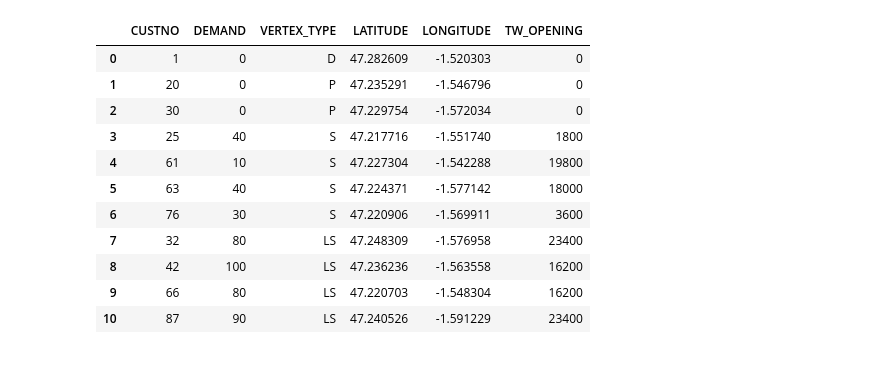
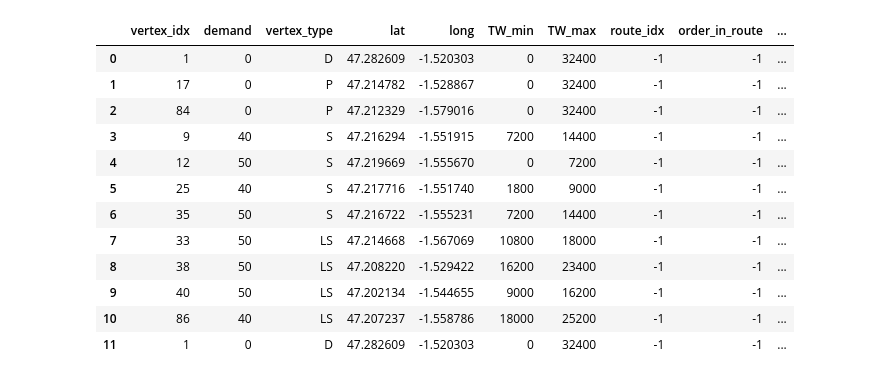
Before and after one commit to thaddeusLEONARD/Transport, a Jupyter notebook: visu/FoliumTruckAndFreighter.ipynb, the cells around one changed output. Saved outputs shown, nothing was run; the diff lists cells and outputs as text; code cells hidden in the pictures.

Commit message:
ça marche mais c'est long

```diff
--- a/visu/FoliumTruckAndFreighter.ipynb
+++ b/visu/FoliumTruckAndFreighter.ipynb
@@ -1,31 +1,31 @@
 # %%
 
 import folium
 
 m = folium.Map(location=[47.22, -1.555],
     zoom_start=11)
 
 import pandas as pd
 
-mydata = pd.read_csv('..\\instances2019\\C1-2-8.txt',sep='\t')
-
-mydatafin = pd.read_csv('..\\output\\routes.csv',sep='\t')
-
+mydata = pd.read_csv('..\\output\\routes.csv',sep='\t')
+mydatafinx = pd.read_csv('..\\output\\routesx.csv',sep='\t')
+mydatafiny = pd.read_csv('..\\output\\routesy.csv',sep='\t')
 
 mydata
 # %% [output]
-|  | CUSTNO | DEMAND | VERTEX_TYPE | LATITUDE | LONGITUDE | TW_OPENING |
-| 0 | 1 | 0 | D | 47.282609 | -1.520303 | 0 |
-| 1 | 20 | 0 | P | 47.235291 | -1.546796 | 0 |
-| 2 | 30 | 0 | P | 47.229754 | -1.572034 | 0 |
-| 3 | 25 | 40 | S | 47.217716 | -1.551740 | 1800 |
-| 4 | 61 | 10 | S | 47.227304 | -1.542288 | 19800 |
-| 5 | 63 | 40 | S | 47.224371 | -1.577142 | 18000 |
-| 6 | 76 | 30 | S | 47.220906 | -1.569911 | 3600 |
-| 7 | 32 | 80 | LS | 47.248309 | -1.576958 | 23400 |
-| 8 | 42 | 100 | LS | 47.236236 | -1.563558 | 16200 |
-| 9 | 66 | 80 | LS | 47.220703 | -1.548304 | 16200 |
-| 10 | 87 | 90 | LS | 47.240526 | -1.591229 | 23400 |
+|  | vertex_idx | demand | vertex_type | lat | long | TW_min | TW_max | route_idx | order_in_route | ... |
+| 0 | 1 | 0 | D | 47.282609 | -1.520303 | 0 | 32400 | -1 | -1 | ... |
+| 1 | 17 | 0 | P | 47.214782 | -1.528867 | 0 | 32400 | -1 | -1 | ... |
+| 2 | 84 | 0 | P | 47.212329 | -1.579016 | 0 | 32400 | -1 | -1 | ... |
+| 3 | 9 | 40 | S | 47.216294 | -1.551915 | 7200 | 14400 | -1 | -1 | ... |
+| 4 | 12 | 50 | S | 47.219669 | -1.555670 | 0 | 7200 | -1 | -1 | ... |
+| 5 | 25 | 40 | S | 47.217716 | -1.551740 | 1800 | 9000 | -1 | -1 | ... |
+| 6 | 35 | 50 | S | 47.216722 | -1.555231 | 7200 | 14400 | -1 | -1 | ... |
+| 7 | 33 | 50 | LS | 47.214668 | -1.567069 | 10800 | 18000 | -1 | -1 | ... |
+| 8 | 38 | 50 | LS | 47.208220 | -1.529422 | 16200 | 23400 | -1 | -1 | ... |
+| 9 | 40 | 50 | LS | 47.202134 | -1.544655 | 9000 | 16200 | -1 | -1 | ... |
+| 10 | 86 | 40 | LS | 47.207237 | -1.558786 | 18000 | 25200 | -1 | -1 | ... |
+| 11 | 1 | 0 | D | 47.282609 | -1.520303 | 0 | 32400 | -1 | -1 | ... |
 # %%
 ## Plotting all points on the map
 
```
Also changed, not shown: parts of 2 cells of this notebook, 4 other files.
